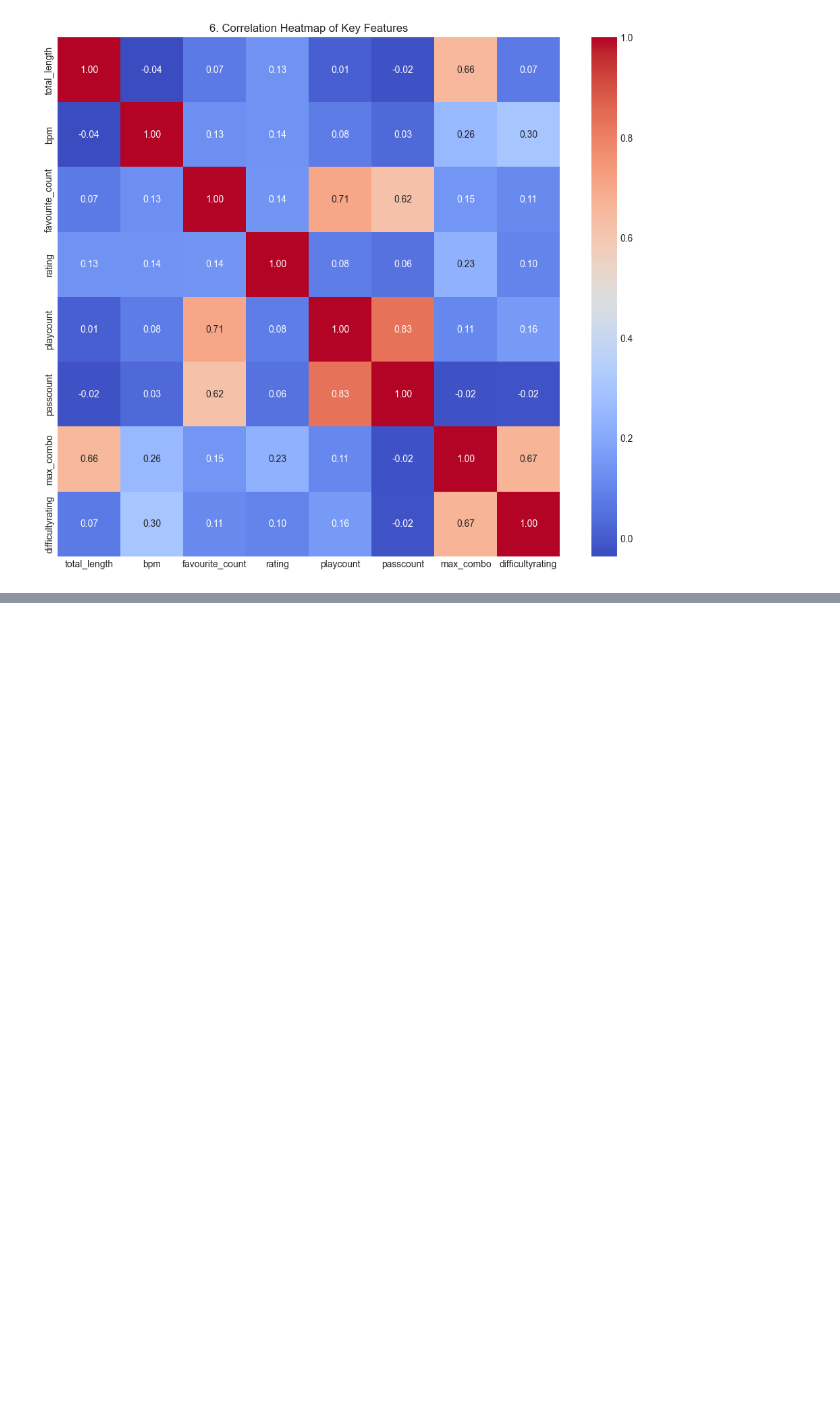
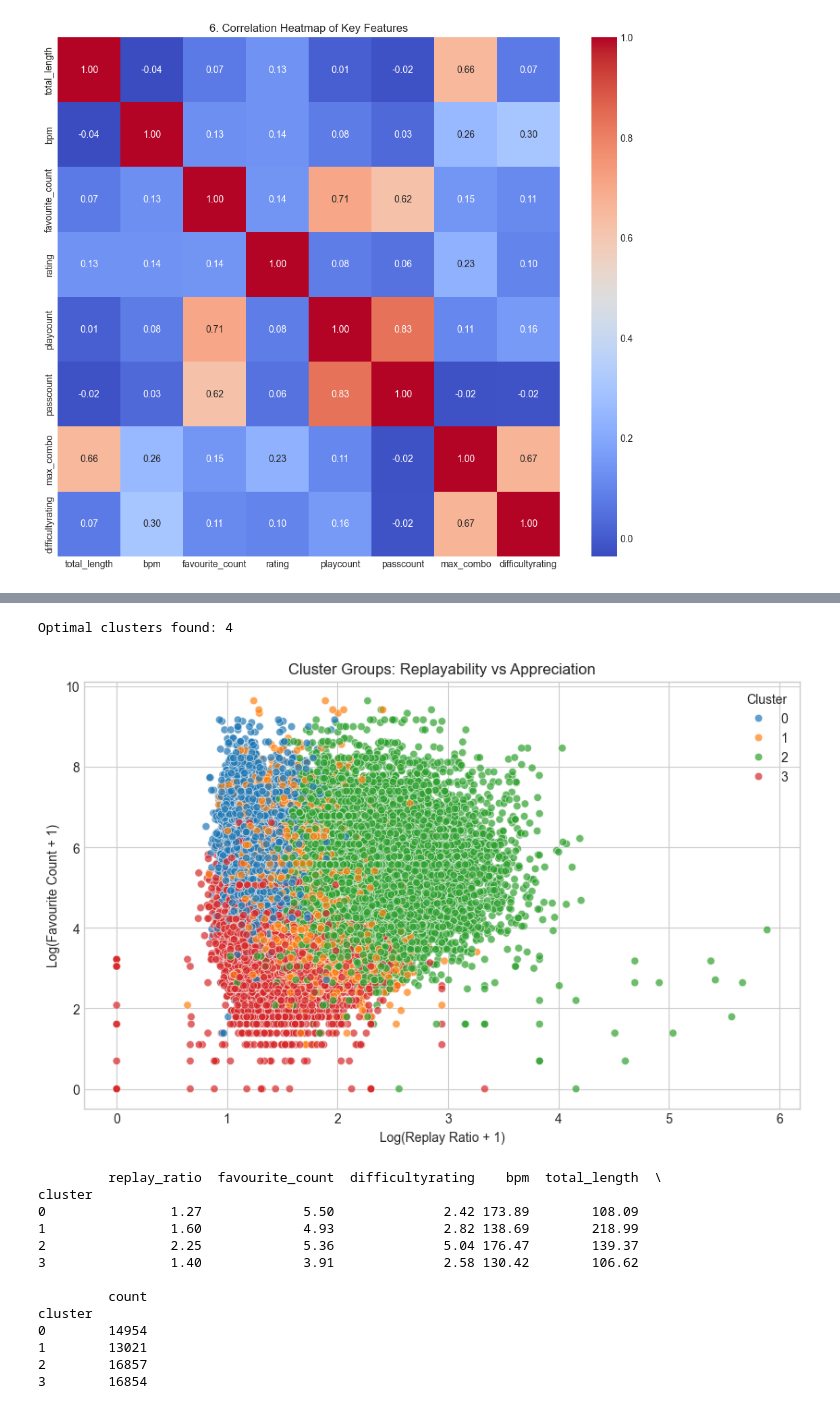
Before and after one commit to rbjunk/Osu-Beatmap-Data-Mining-Project, a Jupyter notebook: analysis.ipynb, the cells around one changed output, grey strips where cells are left out. Saved outputs shown, nothing was run; the diff lists cells and outputs as text; code cells hidden in the pictures; blank space fills up the shorter version.

```diff
--- a/analysis.ipynb
+++ b/analysis.ipynb
@@ -155,0 +177,23 @@ plt.show()
+# %%
+wcss = []
+silhouette_scores = []
+K_range = range(2, 11)
+
+for k in K_range:
+    kmeans = KMeans(n_clusters=k, random_state=42, n_init=10)
+    kmeans.fit(X_scaled)
+    wcss.append(kmeans.inertia_)
+    silhouette_scores.append(silhouette_score(X_scaled, kmeans.labels_))
+
+# Plot Elbow and Silhouette side-by-side
+fig, ax = plt.subplots(1, 2, figsize=(15, 5))
+ax[0].plot(K_range, wcss, marker='o', linestyle='--')
+ax[0].set_title('Elbow Method (Inertia)')
+ax[0].set_xlabel('Number of Clusters (k)')
+ax[0].set_ylabel('WCSS')
+
+ax[1].plot(K_range, silhouette_scores, marker='s', color='orange')
+ax[1].set_title('Silhouette Scores')
+ax[1].set_xlabel('Number of Clusters (k)')
+ax[1].set_ylabel('Score')
+plt.show()
@@ -155,0 +205,37 @@ plt.show()
+# %%
+optimal_k = 4
+print(f"Optimal clusters found: {optimal_k}")
+
+kmeans_final = KMeans(n_clusters=optimal_k, random_state=42, n_init=10)
+df['cluster'] = kmeans_final.fit_predict(X_scaled)
+X['cluster'] = df['cluster']
+
+# 4. Visualize the distinct popularity groups
+plt.figure(figsize=(10, 6))
+sb.scatterplot(x=X['replay_ratio'], y=X['favourite_count'], hue=X['cluster'], palette='tab10', alpha=0.7)
+plt.title(f'Cluster Groups: Replayability vs Appreciation')
+plt.xlabel('Log(Replay Ratio + 1)')
+plt.ylabel('Log(Favourite Count + 1)')
+plt.legend(title='Cluster')
+plt.show()
+
+# 5. Print the profiles of each cluster
+cluster_profiles = X.groupby('cluster').mean()
+cluster_profiles['count'] = X['cluster'].value_counts()
+print(cluster_profiles.round(2))
+# %% [output]
+Optimal clusters found: 4
+[figure, added]
+         replay_ratio  favourite_count  difficultyrating    bpm  total_length  \
+cluster
+0                1.27             5.50              2.42 173.89        108.09
+1                1.60             4.93              2.82 138.69        218.99
+2                2.25             5.36              5.04 176.47        139.37
+3                1.40             3.91              2.58 130.42        106.62
+
+         count
+cluster
+0        14954
+1        13021
+2        16857
+3        16854
```
Also changed, not shown: parts of 10 cells of this notebook, 1 other file.
